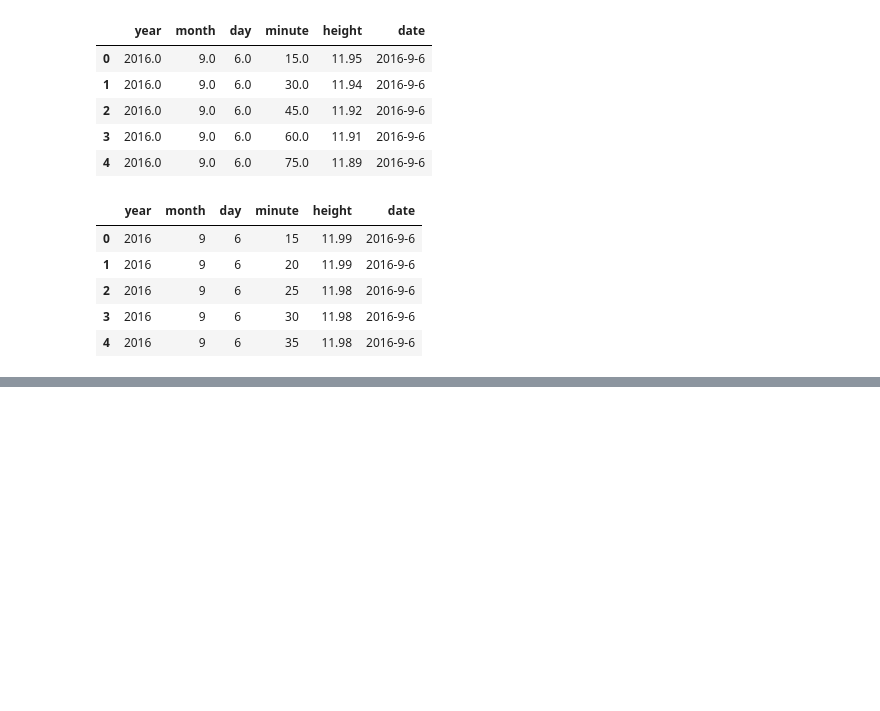
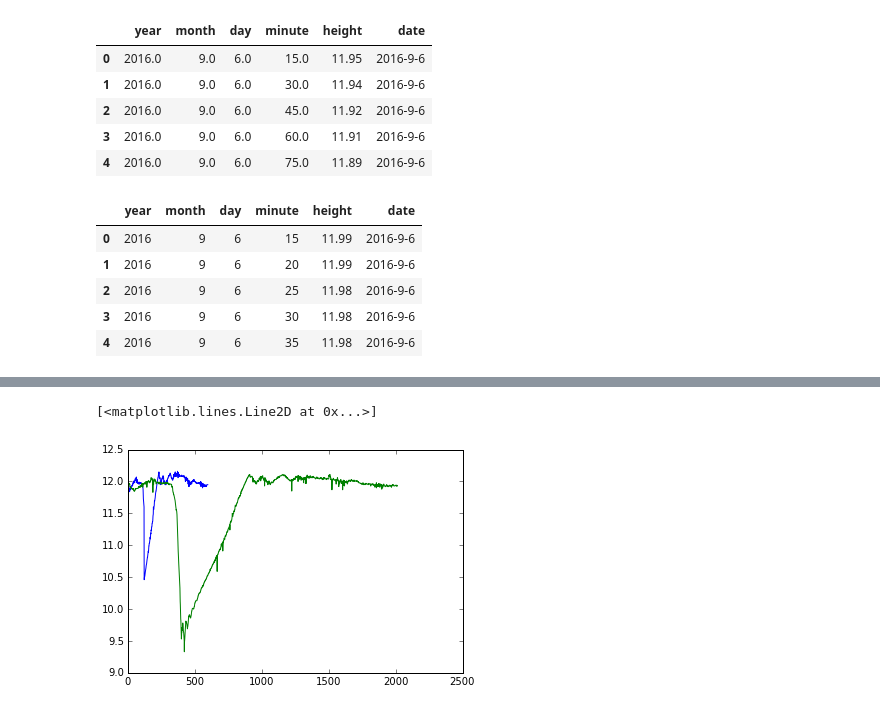
Before and after one commit to ehoulihan/cs171implementation, a Jupyter notebook: load_data.ipynb, the cells around one changed output, grey strips where cells are left out. Saved outputs shown, nothing was run; the diff lists cells and outputs as text; code cells hidden in the pictures; blank space fills up the shorter version.

```diff
--- a/load_data.ipynb
+++ b/load_data.ipynb
@@ -85,2 +115,13 @@ df.head()
 # %%
 df.to_csv("data/lock8_experiment_clean.csv")
+# %%
+df = pd.read_csv("data/lock8_experiment_clean.csv")
+df2 = pd.read_csv("data/vischer_experiment_clean.csv")
+df3 = pd.read_csv("data/expheight.csv")
+# %%
+plt.plot(np.arange(df.shape[0]),df.height)
+plt.plot(np.arange(df2.shape[0]),df2.height)
+# plt.plot(np.arange(df3.shape[0]),df3.height)
+# %% [output]
+[<matplotlib.lines.Line2D at 0x...>]
+[figure, added]
```
Also changed, not shown: parts of 3 cells of this notebook, 4 other files.
